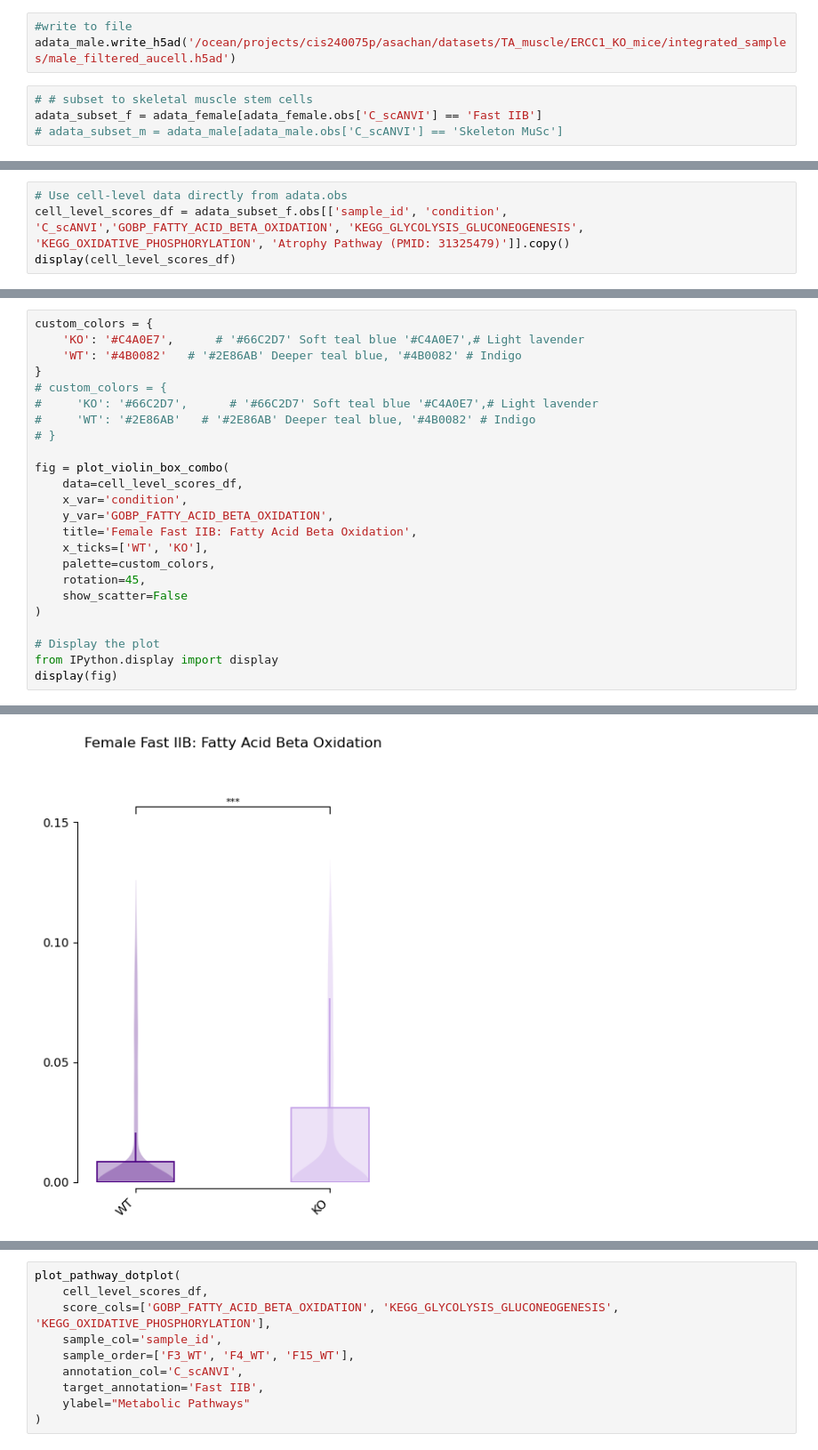
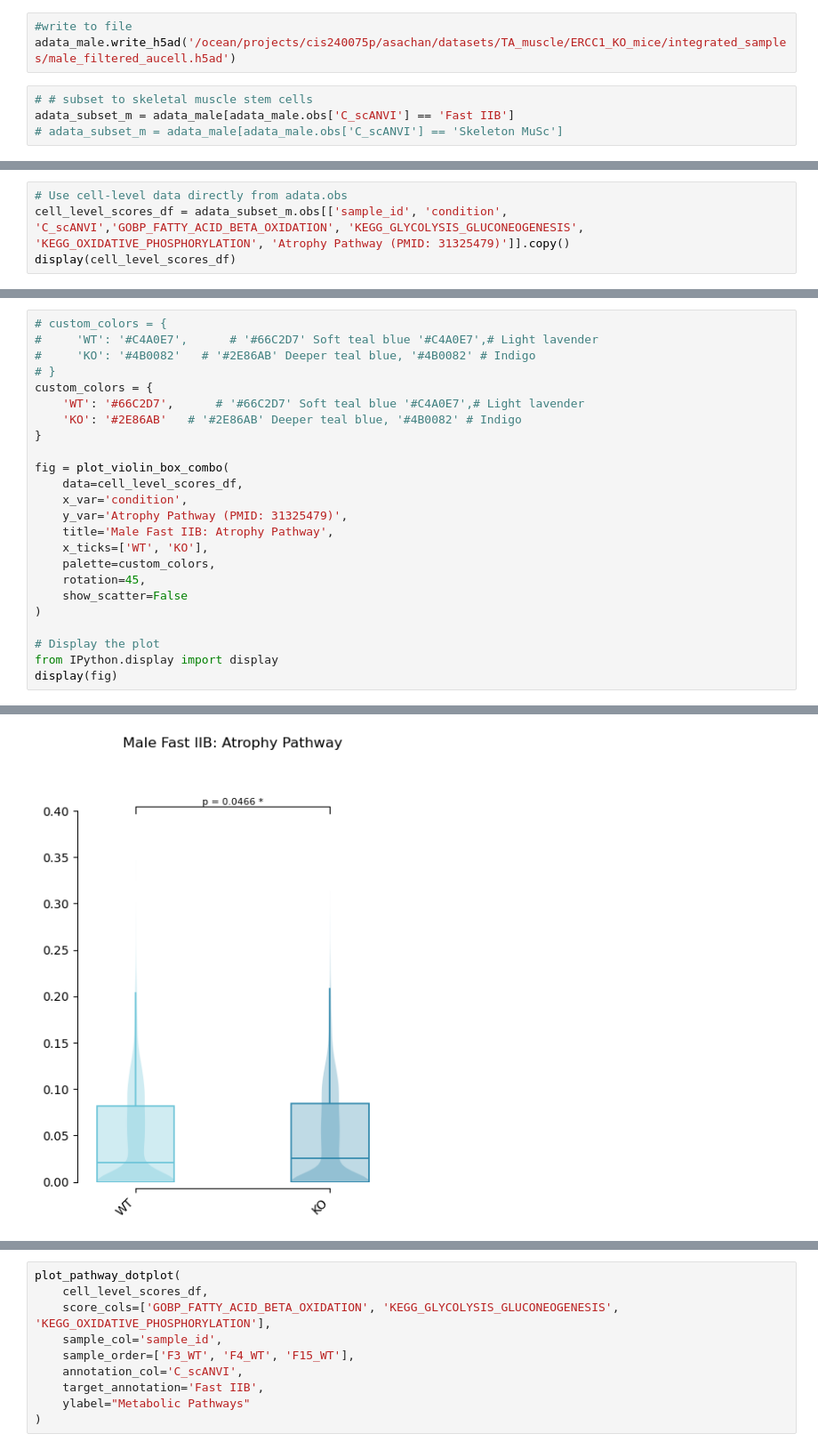
Before and after one commit to akanksha-sachan/TA_muscle_ageing, a Jupyter notebook: py_scripts/geneset_analysis/group_level_analysis.ipynb, the cells around one changed output, grey strips where cells are left out. Shown at 89% size. Saved outputs shown, nothing was run; the diff lists cells and outputs as text.

Commit message:
corrected plot colors for WT and KO

```diff
--- a/py_scripts/geneset_analysis/group_level_analysis.ipynb
+++ b/py_scripts/geneset_analysis/group_level_analysis.ipynb
@@ -432,6 +432,6 @@ Warning: REACTOME_GLUTAMATE_AND_GLUTAMINE_METABOLISM not found in score_aucell
 adata_male.write_h5ad('/ocean/projects/cis240075p/asachan/datasets/TA_muscle/ERCC1_KO_mice/integrated_samples/male_filtered_aucell.h5ad')
 # %%
 # # subset to skeletal muscle stem cells
-adata_subset_f = adata_female[adata_female.obs['C_scANVI'] == 'Fast IIB']
+adata_subset_m = adata_male[adata_male.obs['C_scANVI'] == 'Fast IIB']
 # adata_subset_m = adata_male[adata_male.obs['C_scANVI'] == 'Skeleton MuSc']
 # %%
@@ -446,7 +446,7 @@ View of AnnData object with n_obs × n_vars = 7361 × 1299
     obsp: 'connectivities', 'distances'
 # %%
 # Use cell-level data directly from adata.obs
-cell_level_scores_df = adata_subset_f.obs[['sample_id', 'condition', 'C_scANVI','GOBP_FATTY_ACID_BETA_OXIDATION', 'KEGG_GLYCOLYSIS_GLUCONEOGENESIS', 'KEGG_OXIDATIVE_PHOSPHORYLATION', 'Atrophy Pathway (PMID: 31325479)']].copy()
+cell_level_scores_df = adata_subset_m.obs[['sample_id', 'condition', 'C_scANVI','GOBP_FATTY_ACID_BETA_OXIDATION', 'KEGG_GLYCOLYSIS_GLUCONEOGENESIS', 'KEGG_OXIDATIVE_PHOSPHORYLATION', 'Atrophy Pathway (PMID: 31325479)']].copy()
 display(cell_level_scores_df)
 # %% [output]
 |  | sample_id | condition | C_scANVI | GOBP_FATTY_ACID_BETA_OXIDATION | KEGG_GLYCOLYSIS_GLUCONEOGENESIS | KEGG_OXIDATIVE_PHOSPHORYLATION | ... |
@@ -465,32 +465,32 @@ display(cell_level_scores_df)
 # %%
+# custom_colors = {
+#     'WT': '#C4A0E7',      # '#66C2D7' Soft teal blue '#C4A0E7',# Light lavender
+#     'KO': '#4B0082'   # '#2E86AB' Deeper teal blue, '#4B0082' # Indigo
+# }
 custom_colors = {
-    'KO': '#C4A0E7',      # '#66C2D7' Soft teal blue '#C4A0E7',# Light lavender
-    'WT': '#4B0082'   # '#2E86AB' Deeper teal blue, '#4B0082' # Indigo
+    'WT': '#66C2D7',      # '#66C2D7' Soft teal blue '#C4A0E7',# Light lavender
+    'KO': '#2E86AB'   # '#2E86AB' Deeper teal blue, '#4B0082' # Indigo
 }
-# custom_colors = {
-#     'KO': '#66C2D7',      # '#66C2D7' Soft teal blue '#C4A0E7',# Light lavender
-#     'WT': '#2E86AB'   # '#2E86AB' Deeper teal blue, '#4B0082' # Indigo
-# }
 
 fig = plot_violin_box_combo(
     data=cell_level_scores_df,
     x_var='condition',
-    y_var='GOBP_FATTY_ACID_BETA_OXIDATION',
-    title='Female Fast IIB: Fatty Acid Beta Oxidation',
+    y_var='Atrophy Pathway (PMID: 31325479)',
+    title='Male Fast IIB: Atrophy Pathway',
     x_ticks=['WT', 'KO'],
     palette=custom_colors,
     rotation=45,
     show_scatter=False
 )
 
 # Display the plot
 from IPython.display import display
 display(fig)
 # %% [output]
 Passing `palette` without assigning `hue` is deprecated and will be removed in v0.14.0. Assign the `x` variable to `hue` and set `legend=False` for the same effect.
 
   violin = sns.violinplot(
-[figure, old version]
+[figure, new version]
 <Figure size 640x480 with 0 Axes>
 # %%
 plot_pathway_dotplot(
```
Also changed, not shown: parts of 2 cells of this notebook.
